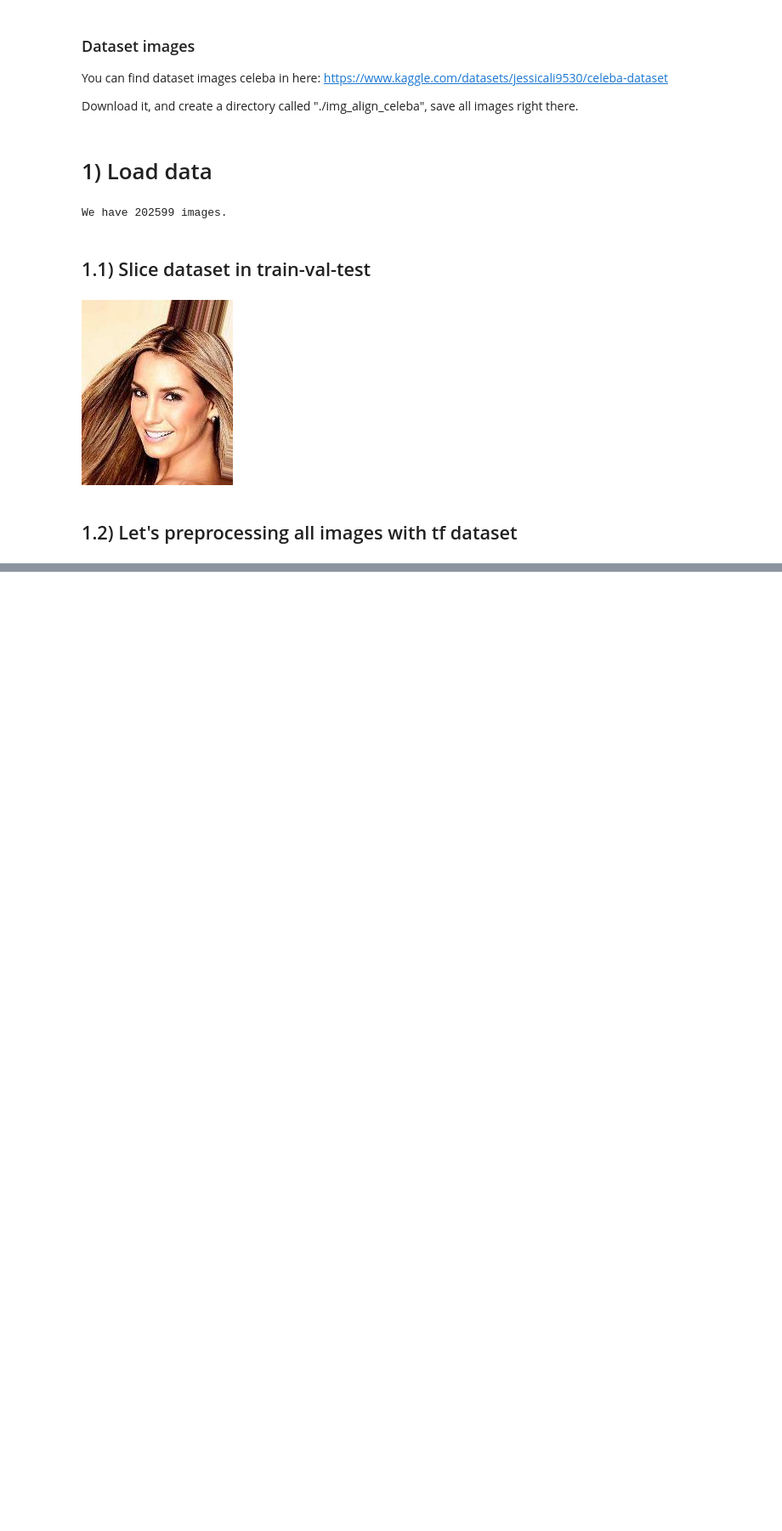
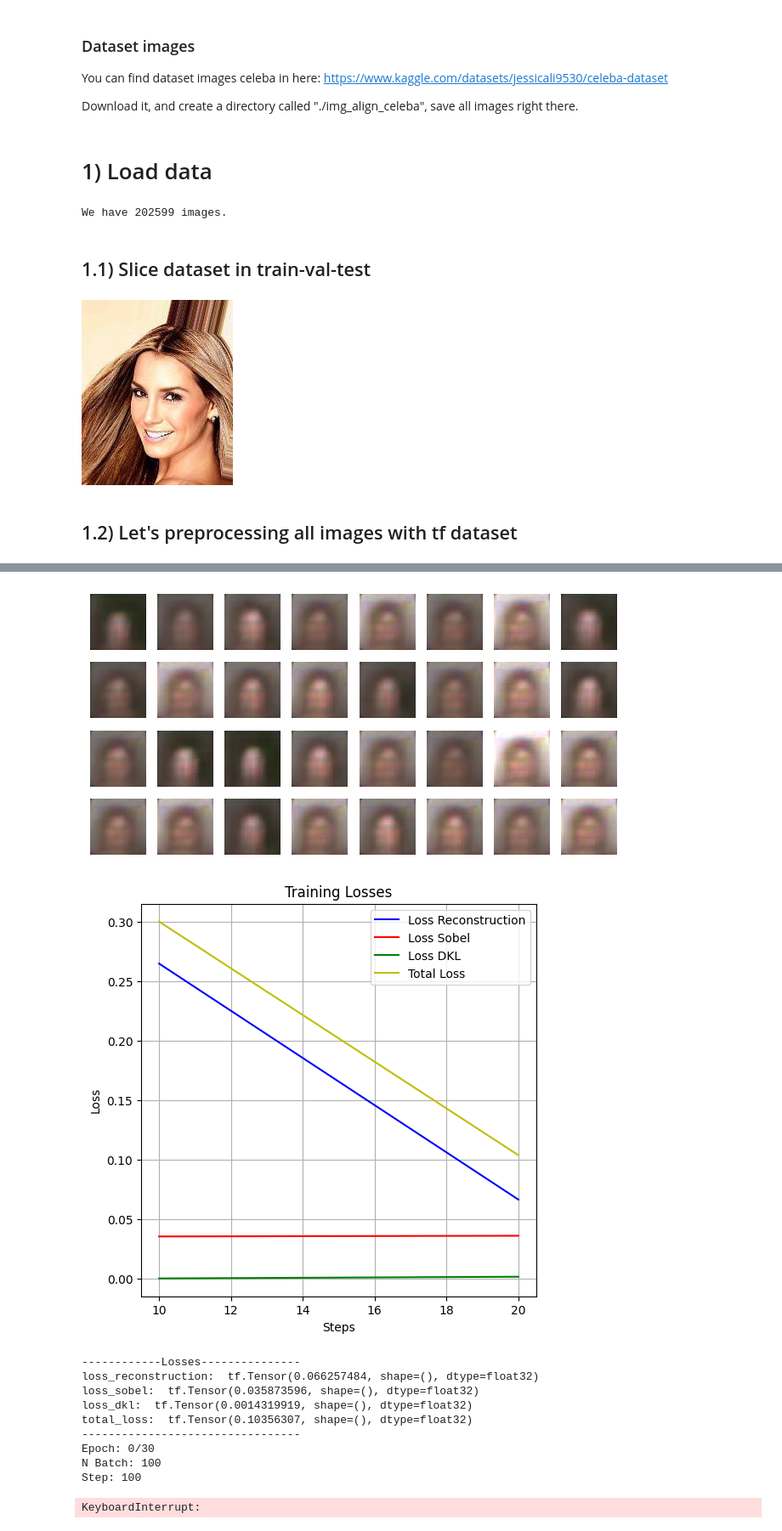
Before and after one commit to xValentim/DeepFakeLab, a Jupyter notebook: TrainingNeuralNetworks.ipynb, the cells around one changed output, grey strips where cells are left out. Shown at 85% size. Saved outputs shown, nothing was run; the diff lists cells and outputs as text; code cells hidden in the pictures; blank space fills up the shorter version.

Commit message:
Add sobel loss function and new architecture

```diff
--- a/TrainingNeuralNetworks.ipynb
+++ b/TrainingNeuralNetworks.ipynb
@@ -111,7 +113,7 @@ class Sampling(tf.keras.layers.Layer):
         mean, log_var = inputs
         return tf.random.normal(tf.shape(log_var)) * tf.exp(log_var / 2) + mean
 # %%
-codings_size = 16
+codings_size = 100
 
 inputs = keras.layers.Input(shape=[128, 128, 3])
 # Z = keras.layers.Conv2D(16, 4, padding="same", activation="relu")(inputs)
@@ -213,0 +354,5 @@ for epoch in tqdm(range(30)):
+# %%
+dataset_train = ds_train.shuffle(1000).batch(32, drop_remainder=True).prefetch(1)
+dataset_val = ds_val.shuffle(1000).batch(32, drop_remainder=True).prefetch(1)
+# %%
+encoder, decoder, variational_ae = build_vae_sobel_model()
@@ -213,0 +390,67 @@ for epoch in tqdm(range(30)):
+# %%
+def print_logs(history, epoch, total_epochs, n_batch, step):
+    print('------------Losses---------------')
+    print('loss_reconstruction: ',  history['loss_reconstruction'][-1])
+    print('loss_sobel: ',  history['loss_sobel'][-1])
+    print('loss_dkl: ',  history['loss_dkl'][-1])
+    print('total_loss: ',  history['total_loss'][-1])
+    print('---------------------------------')
+    print(f'Epoch: {epoch}/{total_epochs}')
+    print(f'N Batch: {n_batch}')
+    print(f'Step: {step}')
+# %%
+history = {
+            'loss_reconstruction': [],
+            'loss_sobel': [],
+            'loss_dkl': [],
+            'total_loss': []
+        }
+
+MSE = keras.losses.MeanSquaredError()
+SobelLoss = sobel_loss
+optimizer = keras.optimizers.Adam()
+total_epochs = 30
+step = 0
+for epoch in tqdm(range(total_epochs)):
+    n_batch = 0
+    for X_batch_1 in dataset_train:
+        with tf.GradientTape() as tape:
+            # Forward pass.
+            X_reconstructions = variational_ae(X_batch_1[0])
+            # Loss reconstruction
+            loss_reconstruction = MSE(X_batch_1[1], X_reconstructions)
+            # Loss sobel
+            loss_sobel = SobelLoss(X_batch_1[0], X_reconstructions, gamma=512.0)
+            # Add extra loss terms to the loss value.
+            loss_total = sum(variational_ae.losses) + loss_reconstruction + loss_sobel
+
+        gradients = tape.gradient(loss_total, variational_ae.trainable_weights)
+        optimizer.apply_gradients(zip(gradients, variational_ae.trainable_weights))
+
+        if step % 100 == 0:
+
+            history['loss_reconstruction'].append(loss_reconstruction)
+            history['loss_sobel'].append(loss_sobel)
+            history['loss_dkl'].append(sum(variational_ae.losses))
+            history['total_loss'].append(loss_total)
+
+            generated_images = variational_ae(X_batch_1[0])
+            plot_multiple_images(generated_images.numpy(), 8)
+            plot_losses(history)
+            print_logs(history, epoch, total_epochs, n_batch, step)
+            plt.show()
+        n_batch += 1
+        step += 1
+# %% [output]
+[figure, added]
+[figure, added]
+------------Losses---------------
+loss_reconstruction:  tf.Tensor(0.066257484, shape=(), dtype=float32)
+loss_sobel:  tf.Tensor(0.035873596, shape=(), dtype=float32)
+loss_dkl:  tf.Tensor(0.0014319919, shape=(), dtype=float32)
+total_loss:  tf.Tensor(0.10356307, shape=(), dtype=float32)
+---------------------------------
+Epoch: 0/30
+N Batch: 100
+Step: 100
+KeyboardInterrupt:
```
Also changed, not shown: parts of 28 cells of this notebook, 12 other files.
